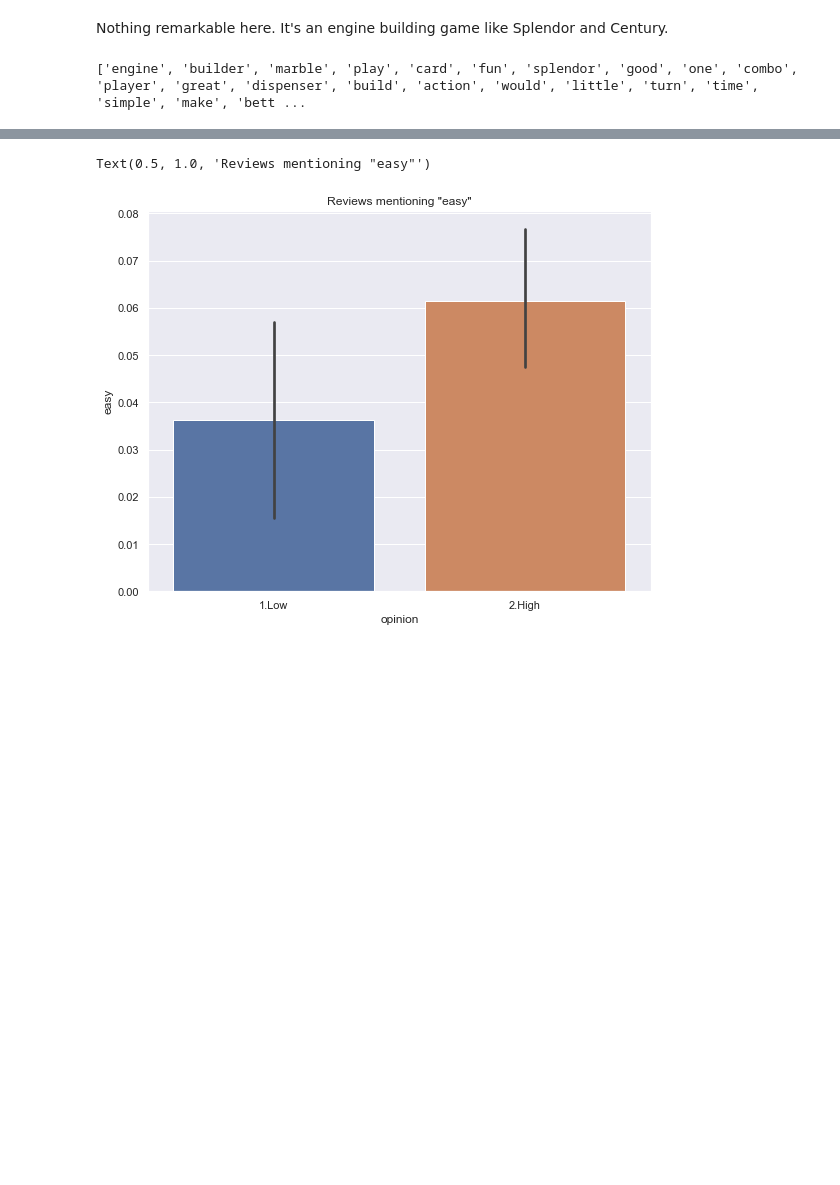
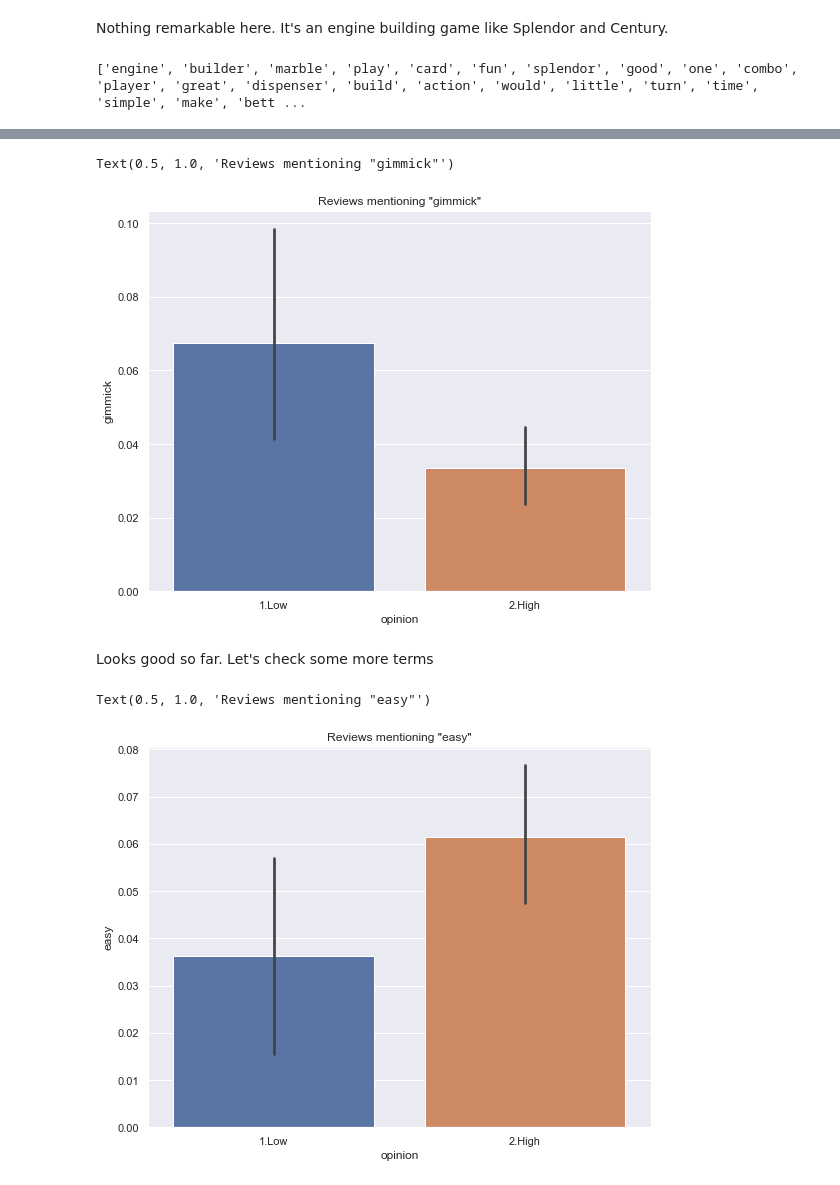
Before and after one commit to MarshallKrakauer/BGGAnalysis, a Jupyter notebook: GameComments.ipynb, the cells around one changed output, grey strips where cells are left out. Cells and saved outputs as stored; diff of their text form; code cells hidden in the pictures; blank space fills up the shorter version.

```diff
--- a/GameComments.ipynb
+++ b/GameComments.ipynb
@@ -266,3 +262,11 @@ Text(0.5, 1.0, 'Reviews mentioning "love"')
+# %%
+ax = sns.barplot(data=df_copy,x='opinion',y='gimmick',ci=90)
+ax.set_title('Reviews mentioning "gimmick"')
+# %% [output]
+Text(0.5, 1.0, 'Reviews mentioning "gimmick"')
+[figure, added]
+# %% [markdown]
+Looks good so far. Let's check some more terms
 # %%
 ax = sns.barplot(data=df_copy,x='opinion',y='easy',ci=90)
 ax.set_title('Reviews mentioning "easy"')
```
Also changed, not shown: parts of 13 cells of this notebook.
